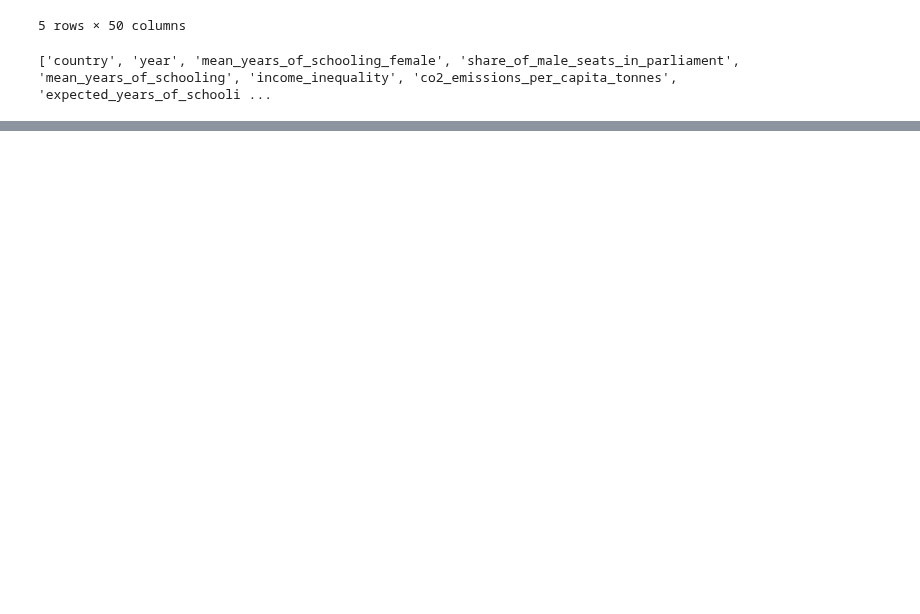
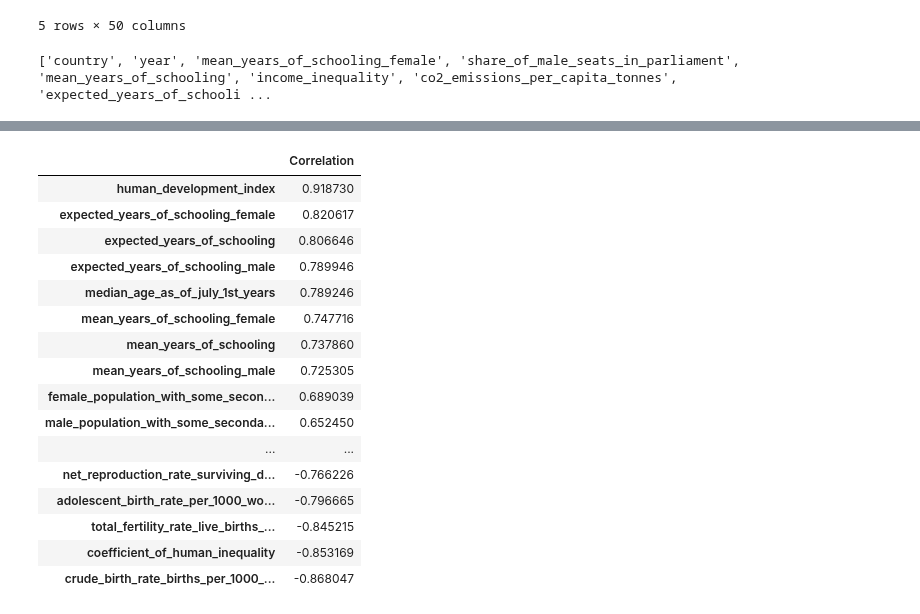
Before and after one commit to idalinnakallio/DAT565, a Jupyter notebook: Assignment 4/Assignment4.ipynb, the cells around one changed output, grey strips where cells are left out. Cells and saved outputs as stored; diff of their text form; code cells hidden in the pictures; blank space fills up the shorter version.

```diff
--- a/Assignment 4/Assignment4.ipynb
+++ b/Assignment 4/Assignment4.ipynb
@@ -154,0 +145,24 @@ Name: count, Length: 194, dtype: int64
+# %%
+corrs = {x: df_new[x].corr(df_new[y_col[0]], method='pearson') for x in x_col}
+corrs_df = pd.DataFrame.from_dict(corrs, orient='index', columns=['Correlation'])
+corrs_df = corrs_df.sort_values(by='Correlation', ascending=False)
+
+corrs_df
+# %% [output]
+|  | Correlation |
+| human_development_index | 0.918730 |
+| expected_years_of_schooling_female | 0.820617 |
+| expected_years_of_schooling | 0.806646 |
+| expected_years_of_schooling_male | 0.789946 |
+| median_age_as_of_july_1st_years | 0.789246 |
+| mean_years_of_schooling_female | 0.747716 |
+| mean_years_of_schooling | 0.737860 |
+| mean_years_of_schooling_male | 0.725305 |
+| female_population_with_some_secon... | 0.689039 |
+| male_population_with_some_seconda... | 0.652450 |
+| ... | ... |
+| net_reproduction_rate_surviving_d... | -0.766226 |
+| adolescent_birth_rate_per_1000_wo... | -0.796665 |
+| total_fertility_rate_live_births_... | -0.845215 |
+| coefficient_of_human_inequality | -0.853169 |
+| crude_birth_rate_births_per_1000_... | -0.868047 |
```
Also changed, not shown: parts of 4 cells of this notebook, 1 other file.
